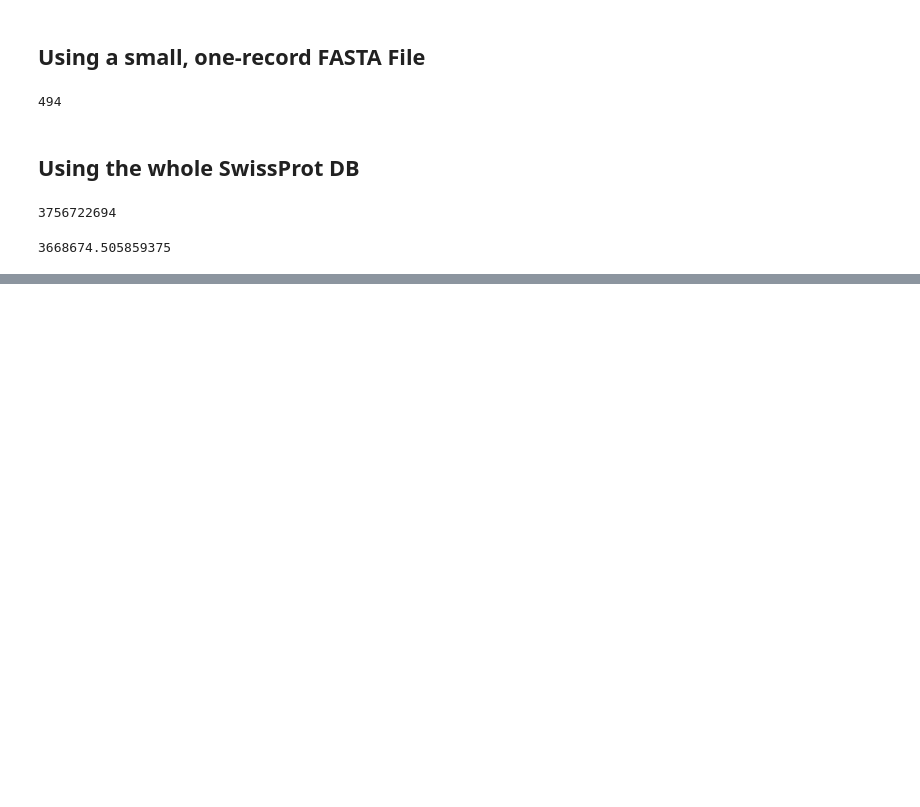
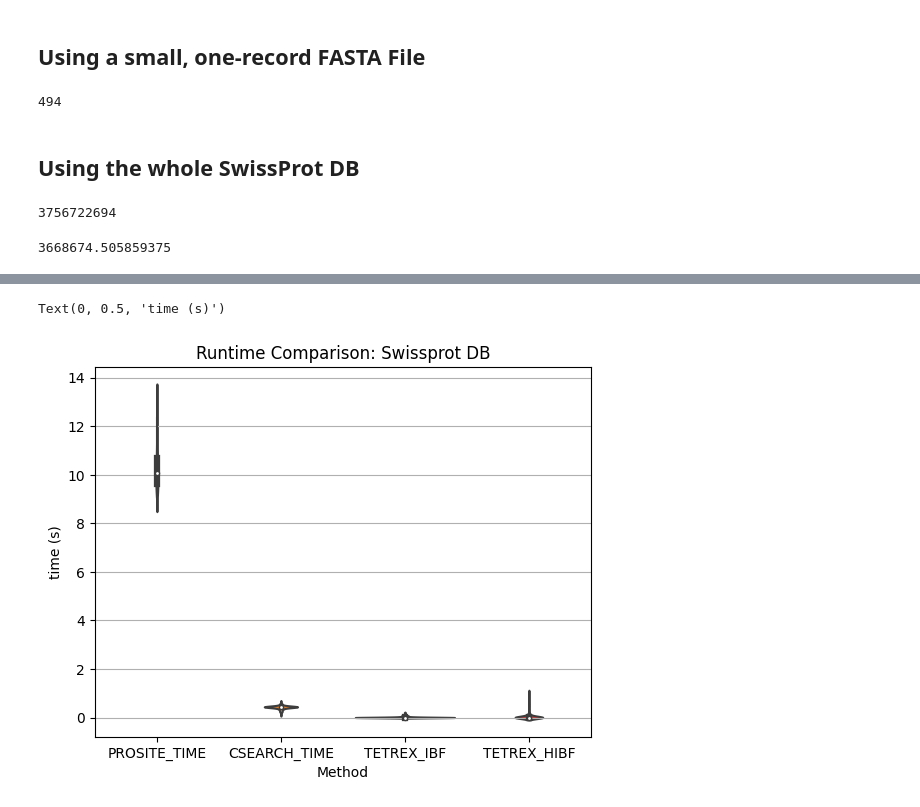
Before and after one commit to remyschwab/TetRex, a Jupyter notebook: utils/visualization_eval.ipynb, the cells around one changed output, grey strips where cells are left out. Drawn from its saved outputs; the diff is of its cells as text; code cells hidden in the pictures; blank space fills up the shorter version.

```diff
--- a/utils/visualization_eval.ipynb
+++ b/utils/visualization_eval.ipynb
@@ -104,0 +165,11 @@ sum(dists) # 3,756,722,694
+# %%
+fig, axes = plt.subplots()
+sns.violinplot(data=times_df[['PROSITE_TIME','CSEARCH_TIME','TETREX_IBF','TETREX_HIBF']], ax = axes)
+axes.set_title('Runtime Comparison: Swissprot DB')
+
+axes.yaxis.grid(True)
+axes.set_xlabel('Method')
+axes.set_ylabel('time (s)')
+# %% [output]
+Text(0, 0.5, 'time (s)')
+[figure, added]
```
Also changed, not shown: parts of 25 cells of this notebook, 8 other files.
